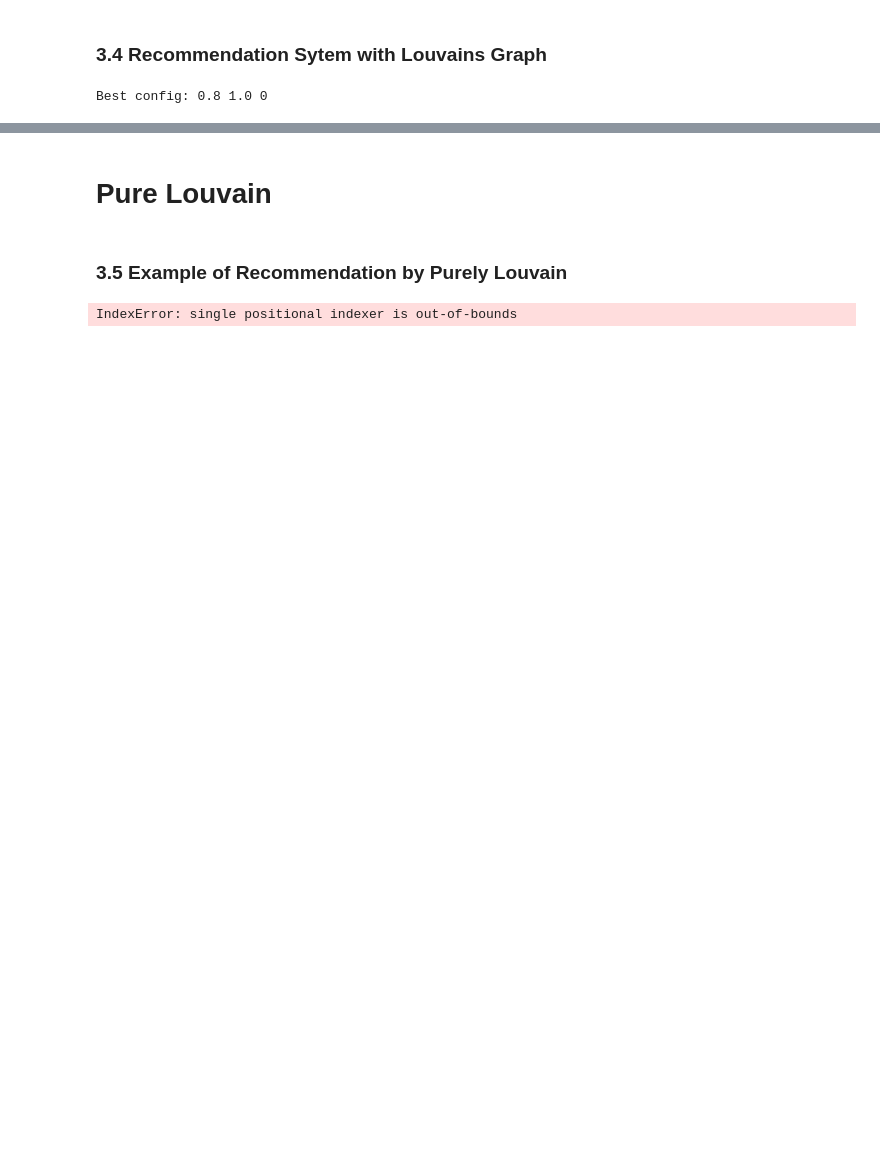
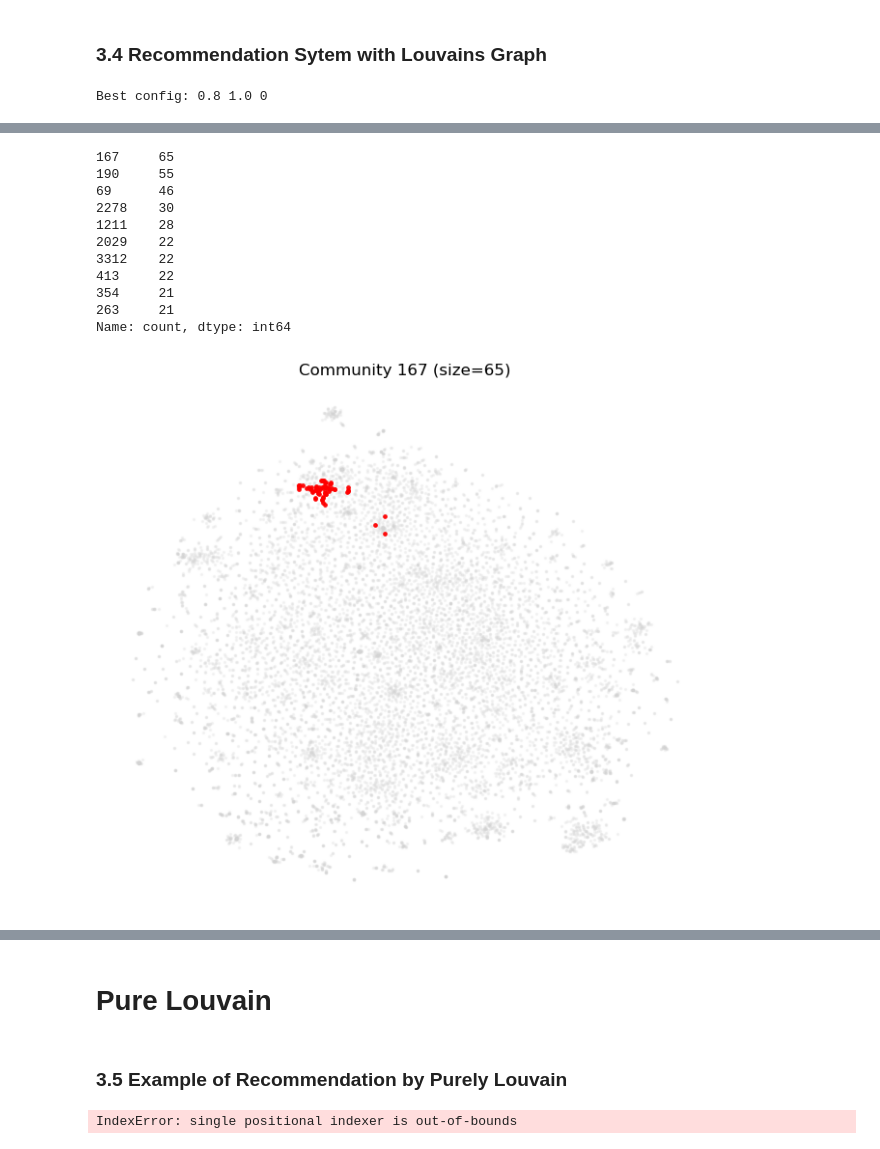
Before and after one commit to samerbuj/videogame-recommender, a Jupyter notebook: scripts/Louvain2.ipynb, the cells around one changed output, grey strips where cells are left out. Saved outputs shown, nothing was run; the diff lists cells and outputs as text; code cells hidden in the pictures; blank space fills up the shorter version.

```diff
--- a/scripts/Louvain2.ipynb
+++ b/scripts/Louvain2.ipynb
@@ -423,0 +522,32 @@ plot_partition_2d(labels_best, title=f"Louvain - thr={thr_best}, res={res_best},
+# %%
+def plot_single_community(cluster_id, X_2d, labels, title_prefix="Cluster"):
+    mask = labels == cluster_id
+
+    plt.figure(figsize=(8, 7))
+    # all nodes in light gray
+    plt.scatter(X_2d[:, 0], X_2d[:, 1], c="lightgray", s=2, alpha=0.2)
+    # selected cluster in color
+    plt.scatter(X_2d[mask, 0], X_2d[mask, 1], c="red", s=6, alpha=0.9)
+    plt.title(f"{title_prefix} {cluster_id} (size={mask.sum()})")
+    plt.axis("off")
+    plt.show()
+# %%
+cluster_sizes = pd.Series(labels_best).value_counts()
+print(cluster_sizes.head(10))  # pick a few interesting cluster IDs
+
+cid = int(cluster_sizes.index[0])  # largest cluster, for example
+plot_single_community(cid, X_2d, labels_best, title_prefix="Community")
+inspect_cluster(cid, df, best_partition)
+# %% [output]
+167     65
+190     55
+69      46
+2278    30
+1211    28
+2029    22
+3312    22
+413     22
+354     21
+263     21
+Name: count, dtype: int64
+[figure, added]
```
Also changed, not shown: parts of 15 cells of this notebook.
